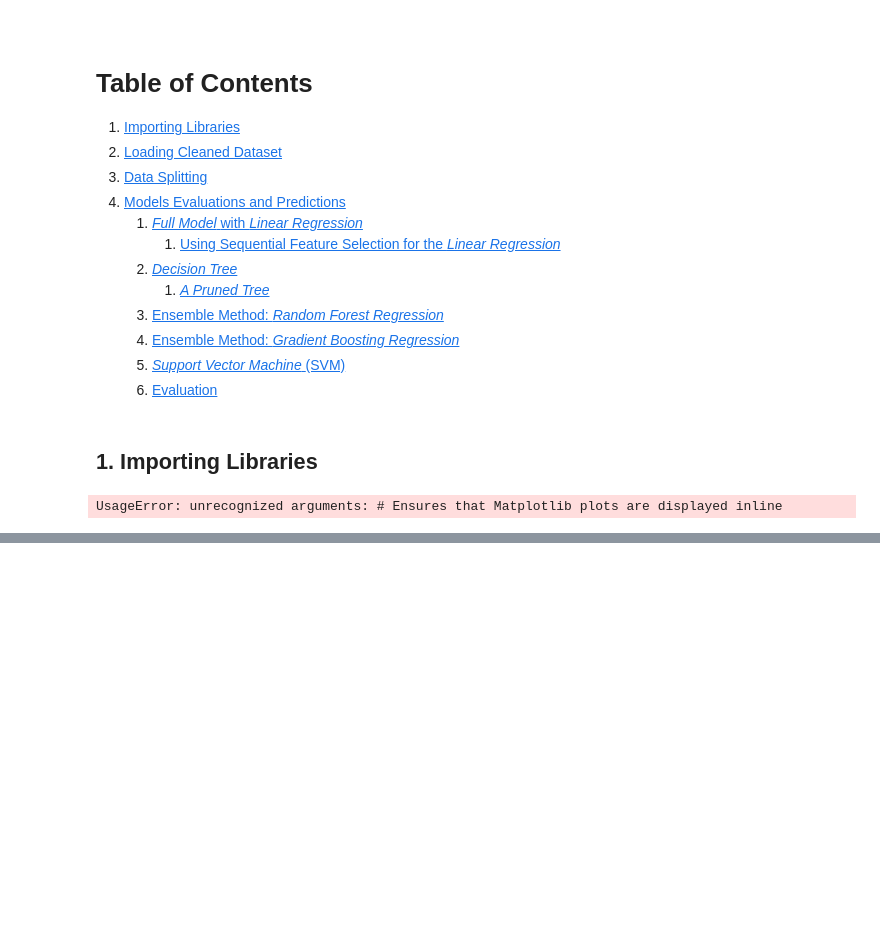
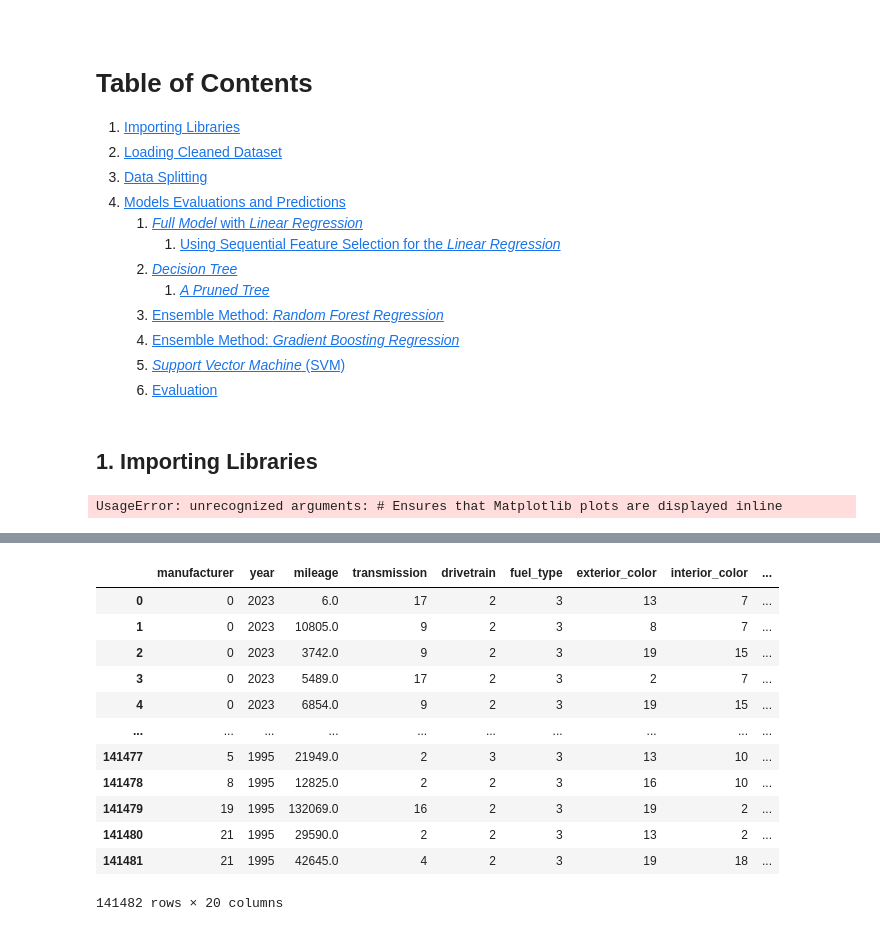
Before and after one commit to syl21b/Car-Price-Prediction, a Jupyter notebook: Car Price Prediction Model.ipynb, the cells around one changed output, grey strips where cells are left out. Drawn from its saved outputs; the diff is of its cells as text; code cells hidden in the pictures; blank space fills up the shorter version.

```diff
--- a/Car Price Prediction Model.ipynb
+++ b/Car Price Prediction Model.ipynb
@@ -62,10 +85,26 @@ cat_columns
 # %%
 from sklearn.preprocessing import LabelEncoder
 
 # Create a LabelEncoder instance
 label_encoder = LabelEncoder()
 
-# Fit the encoder to your categorical data and transform it
-encoded_data = label_encoder.fit_transform(your_categorical_data)
+# Encode each categorical column
+for col in cat_columns:
+    df[col] = label_encoder.fit_transform(df[col])
 
-# The variable 'encoded_data' now contains the encoded values
+# Your DataFrame now contains the encoded values
+df
+# %% [output]
+|  | manufacturer | year | mileage | transmission | drivetrain | fuel_type | exterior_color | interior_color | ... |
+| 0 | 0 | 2023 | 6.0 | 17 | 2 | 3 | 13 | 7 | ... |
+| 1 | 0 | 2023 | 10805.0 | 9 | 2 | 3 | 8 | 7 | ... |
+| 2 | 0 | 2023 | 3742.0 | 9 | 2 | 3 | 19 | 15 | ... |
+| 3 | 0 | 2023 | 5489.0 | 17 | 2 | 3 | 2 | 7 | ... |
+| 4 | 0 | 2023 | 6854.0 | 9 | 2 | 3 | 19 | 15 | ... |
+| ... | ... | ... | ... | ... | ... | ... | ... | ... | ... |
+| 141477 | 5 | 1995 | 21949.0 | 2 | 3 | 3 | 13 | 10 | ... |
+| 141478 | 8 | 1995 | 12825.0 | 2 | 2 | 3 | 16 | 10 | ... |
+| 141479 | 19 | 1995 | 132069.0 | 16 | 2 | 3 | 19 | 2 | ... |
+| 141480 | 21 | 1995 | 29590.0 | 2 | 2 | 3 | 13 | 2 | ... |
+| 141481 | 21 | 1995 | 42645.0 | 4 | 2 | 3 | 19 | 18 | ... |
+141482 rows × 20 columns
```
Also changed, not shown: parts of 17 cells of this notebook.
